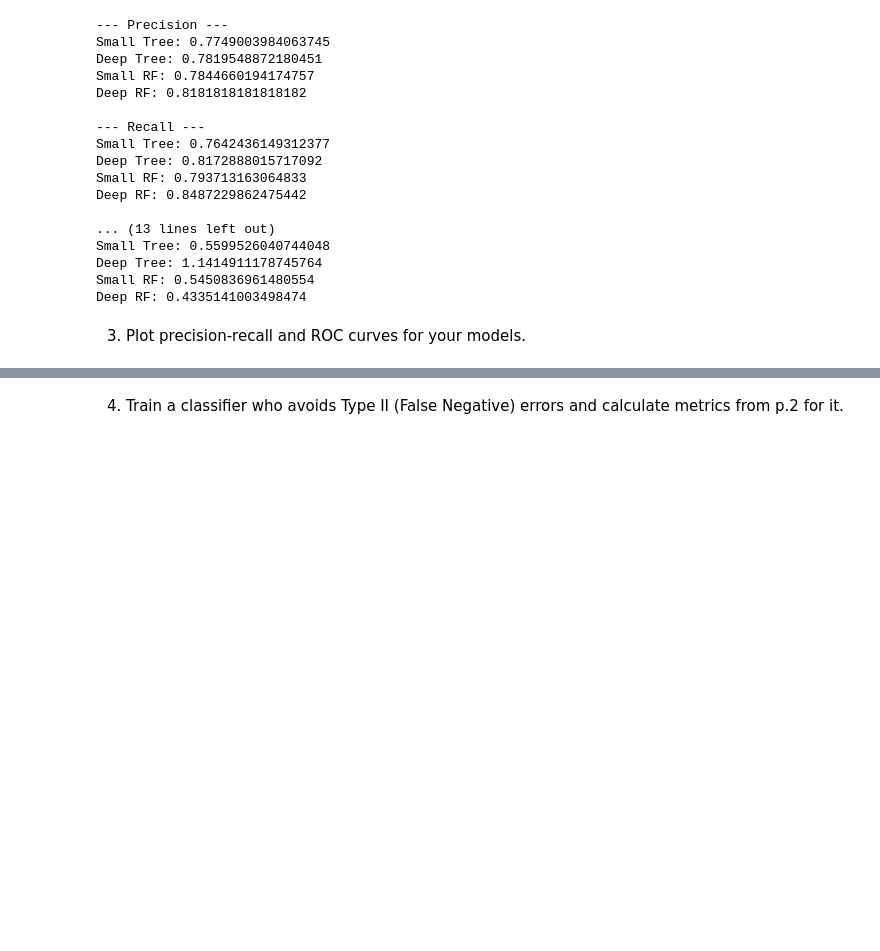
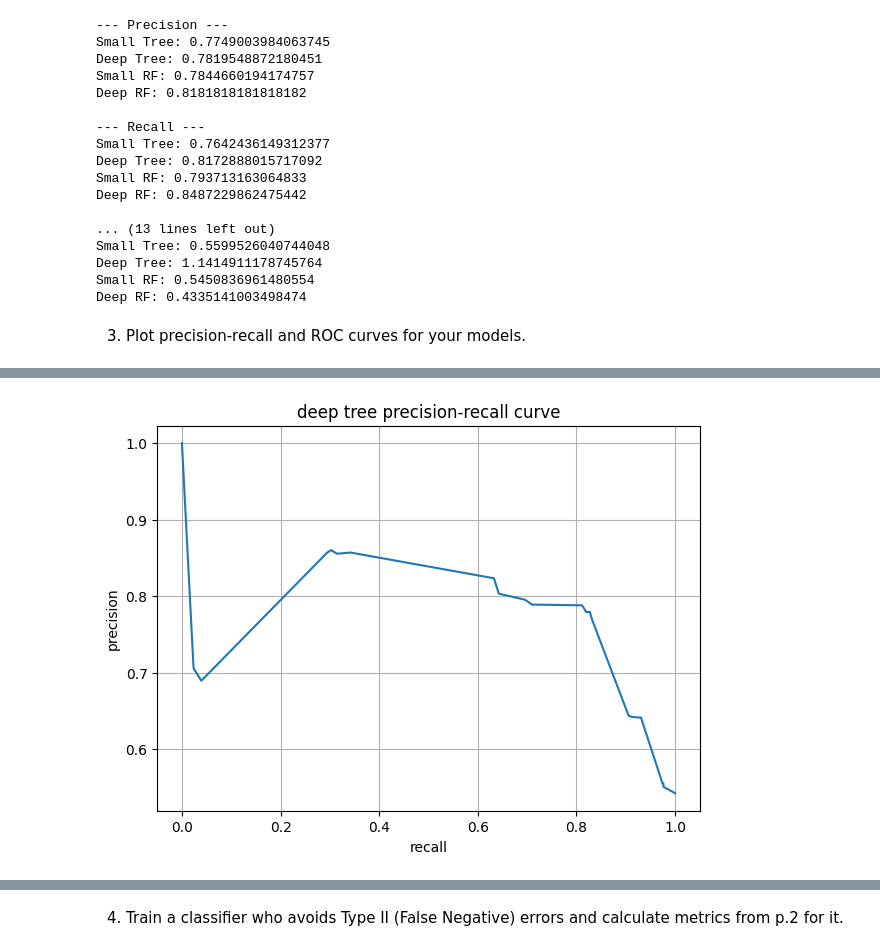
Before and after one commit to antilya/ML-course, a Jupyter notebook: Task_1_Ilya_Group_J4132.ipynb, the cells around one changed output, grey strips where cells are left out. Drawn from its saved outputs; the diff is of its cells as text; code cells hidden in the pictures; blank space fills up the shorter version.

```diff
--- a/Task_1_Ilya_Group_J4132.ipynb
+++ b/Task_1_Ilya_Group_J4132.ipynb
@@ -155,0 +177,21 @@ print()
+# %%
+# deep tree precision-recall
+deep_tree_probabilities = deep_tree_classifier.predict_proba(x_test)
+deep_tree_activity_probabilities = deep_tree_probabilities[:, 1]
+
+deep_tree_precision, deep_tree_recall, deep_tree_thresholds = metrics.precision_recall_curve(
+    y_test,
+    deep_tree_activity_probabilities)
+
+plt.figure(figsize=(7, 5))
+
+plt.plot(deep_tree_recall, deep_tree_precision)
+
+plt.xlabel("recall")
+plt.ylabel("precision")
+plt.title("deep tree precision-recall curve")
+
+plt.grid(True)
+plt.show()
+# %% [output]
+[figure, added]
```
Also changed, not shown: parts of 8 cells of this notebook.
